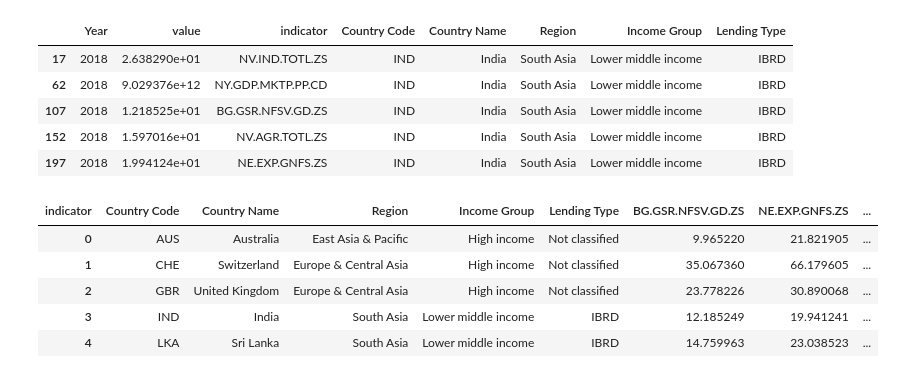
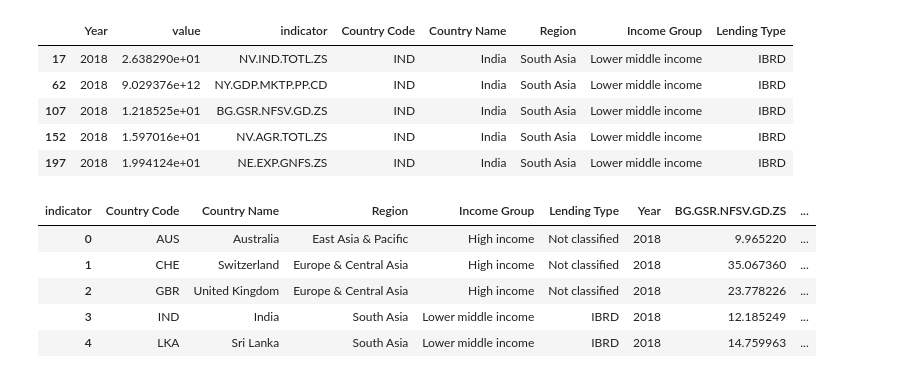
Before and after one commit to DATA-690-FALL-2021/data690_rakesh, a Jupyter notebook: Individual project part-B/Untitled15.ipynb, the cells around one changed output. Saved outputs shown, nothing was run; the diff lists cells and outputs as text; code cells hidden in the pictures.

```diff
--- a/Individual project part-B/Untitled15.ipynb
+++ b/Individual project part-B/Untitled15.ipynb
@@ -124,15 +126,15 @@ df_2018.head()
 | 152 | 2018 | 1.597016e+01 | NV.AGR.TOTL.ZS | IND | India | South Asia | Lower middle income | IBRD |
 | 197 | 2018 | 1.994124e+01 | NE.EXP.GNFS.ZS | IND | India | South Asia | Lower middle income | IBRD |
 # %%
-df_pivot = df_2018.pivot(index =['Country Code','Country Name','Region','Income Group','Lending Type'], columns='indicator', values='value').reset_index()
+df_pivot = df_2018.pivot(index =['Country Code','Country Name','Region','Income Group','Lending Type','Year'], columns='indicator', values='value').reset_index()
 df_pivot.head()
 # %% [output]
-| indicator | Country Code | Country Name | Region | Income Group | Lending Type | BG.GSR.NFSV.GD.ZS | NE.EXP.GNFS.ZS | ... |
-| 0 | AUS | Australia | East Asia & Pacific | High income | Not classified | 9.965220 | 21.821905 | ... |
-| 1 | CHE | Switzerland | Europe & Central Asia | High income | Not classified | 35.067360 | 66.179605 | ... |
-| 2 | GBR | United Kingdom | Europe & Central Asia | High income | Not classified | 23.778226 | 30.890068 | ... |
-| 3 | IND | India | South Asia | Lower middle income | IBRD | 12.185249 | 19.941241 | ... |
-| 4 | LKA | Sri Lanka | South Asia | Lower middle income | IBRD | 14.759963 | 23.038523 | ... |
+| indicator | Country Code | Country Name | Region | Income Group | Lending Type | Year | BG.GSR.NFSV.GD.ZS | ... |
+| 0 | AUS | Australia | East Asia & Pacific | High income | Not classified | 2018 | 9.965220 | ... |
+| 1 | CHE | Switzerland | Europe & Central Asia | High income | Not classified | 2018 | 35.067360 | ... |
+| 2 | GBR | United Kingdom | Europe & Central Asia | High income | Not classified | 2018 | 23.778226 | ... |
+| 3 | IND | India | South Asia | Lower middle income | IBRD | 2018 | 12.185249 | ... |
+| 4 | LKA | Sri Lanka | South Asia | Lower middle income | IBRD | 2018 | 14.759963 | ... |
 # %%
 fig = px.scatter(
     df_pivot.dropna(),
```
Also changed, not shown: parts of 9 cells of this notebook.
